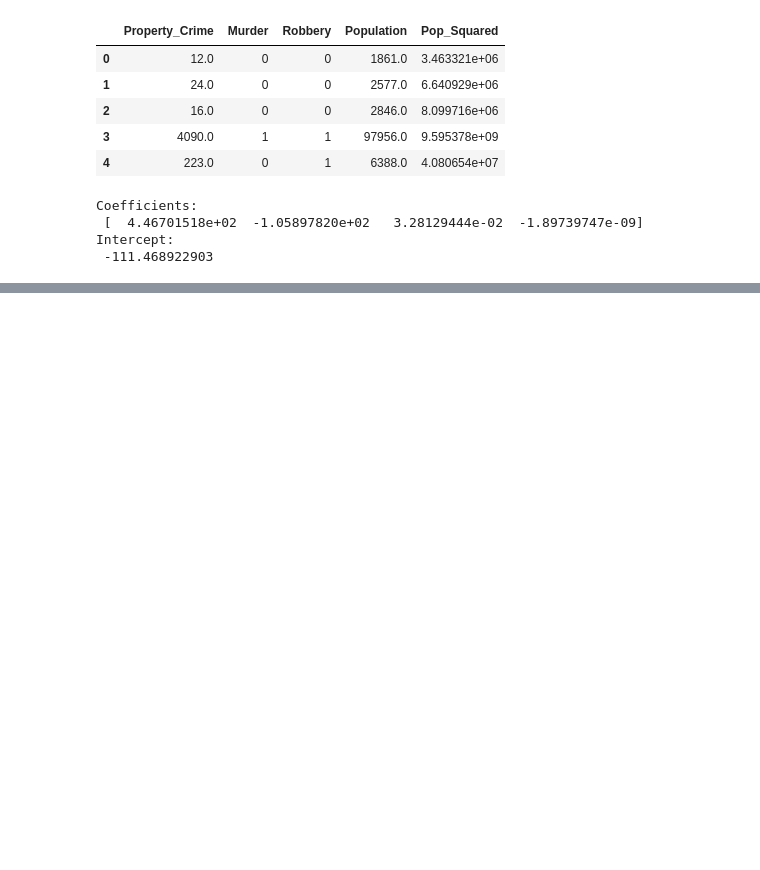
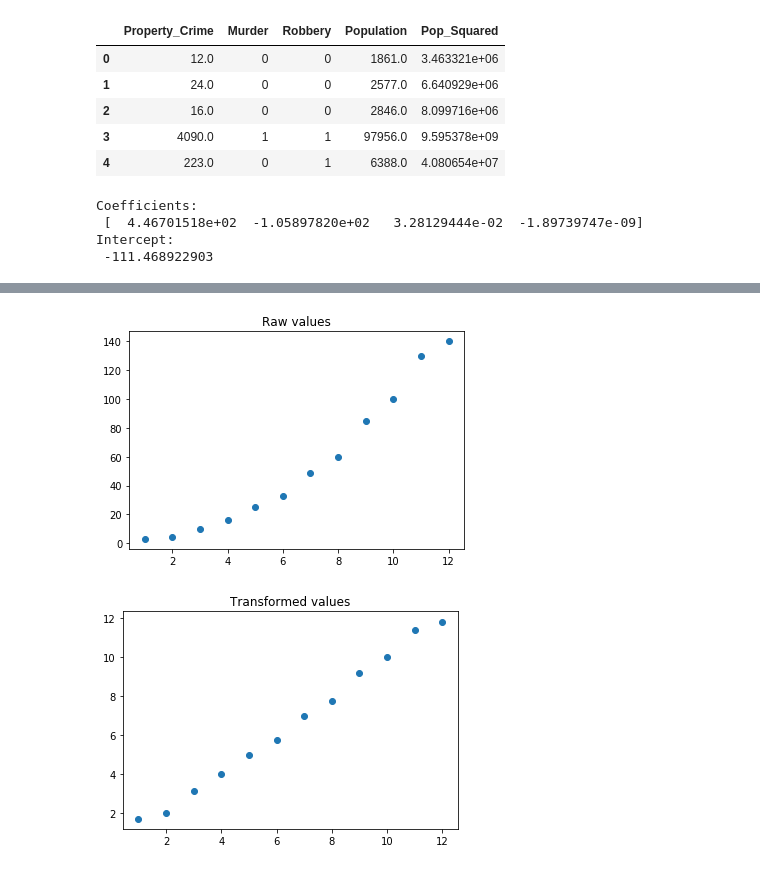
Before and after one commit to pollluxs/Thinkful, a Jupyter notebook: Unit2_Lesson4.ipynb, the cells around one changed output, grey strips where cells are left out. Cells and saved outputs as stored; diff of their text form; code cells hidden in the pictures; blank space fills up the shorter version.

```diff
--- a/Unit2_Lesson4.ipynb
+++ b/Unit2_Lesson4.ipynb
@@ -83,0 +137,21 @@ Intercept:
+# %%
+# Sample data.
+outcome = [1, 2, 3, 4, 5, 6, 7, 8, 9, 10, 11, 12]
+feature = [3, 4, 10, 16, 25, 33, 49, 60, 85, 100, 130, 140]
+
+# Plot the data as-is. Looks a mite quadratic.
+plt.scatter(outcome, feature)
+plt.title('Raw values')
+plt.show()
+
+# Create a feature using a non-linear transformation.
+sqrt_feature = [math.sqrt(x) for x in  feature]
+
+
+# Well now isn't that nice.
+plt.scatter(outcome, sqrt_feature)
+plt.title('Transformed values')
+plt.show()
+# %% [output]
+[figure, added]
+[figure, added]
```
Also changed, not shown: parts of 10 cells of this notebook, 1 other file.
